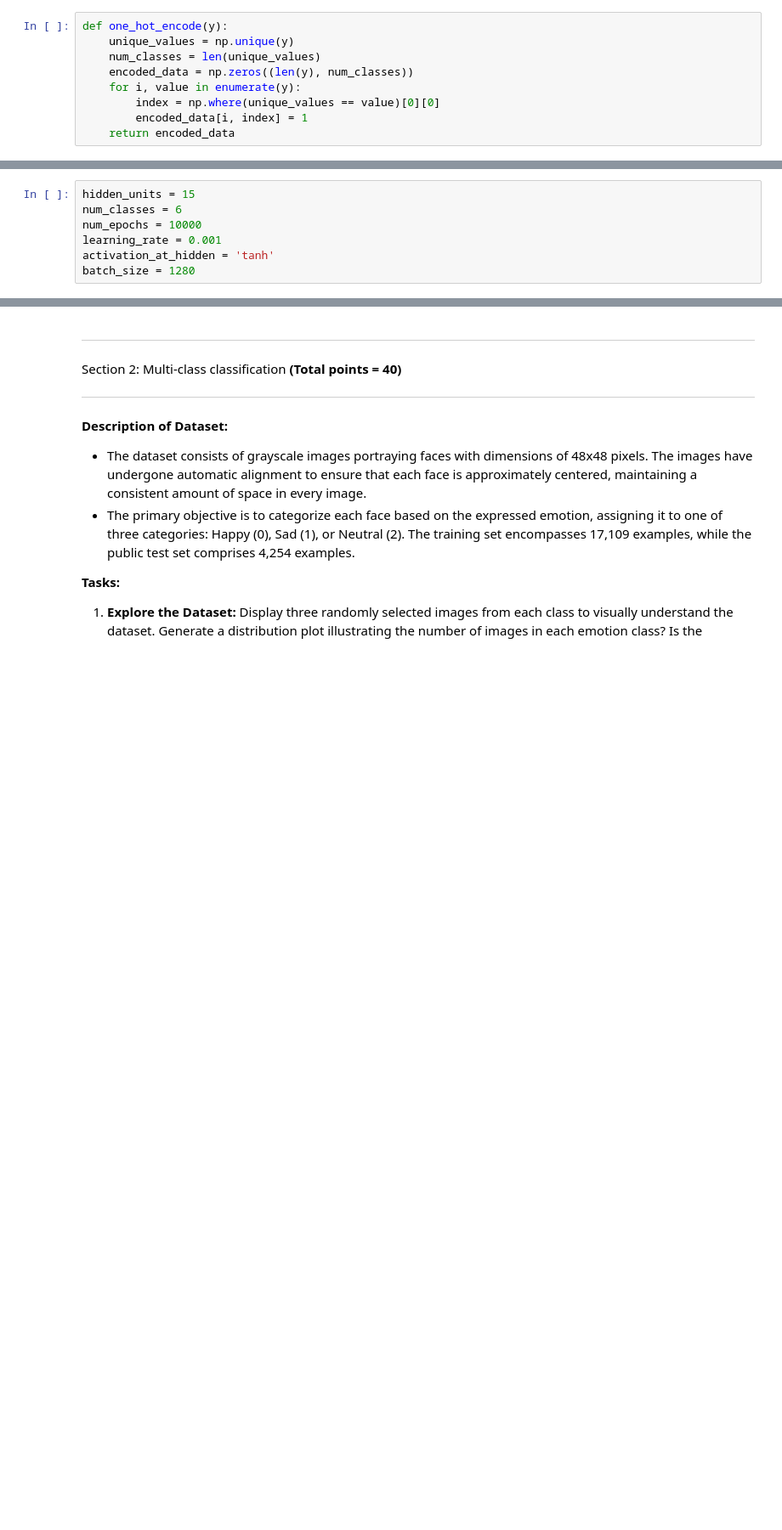
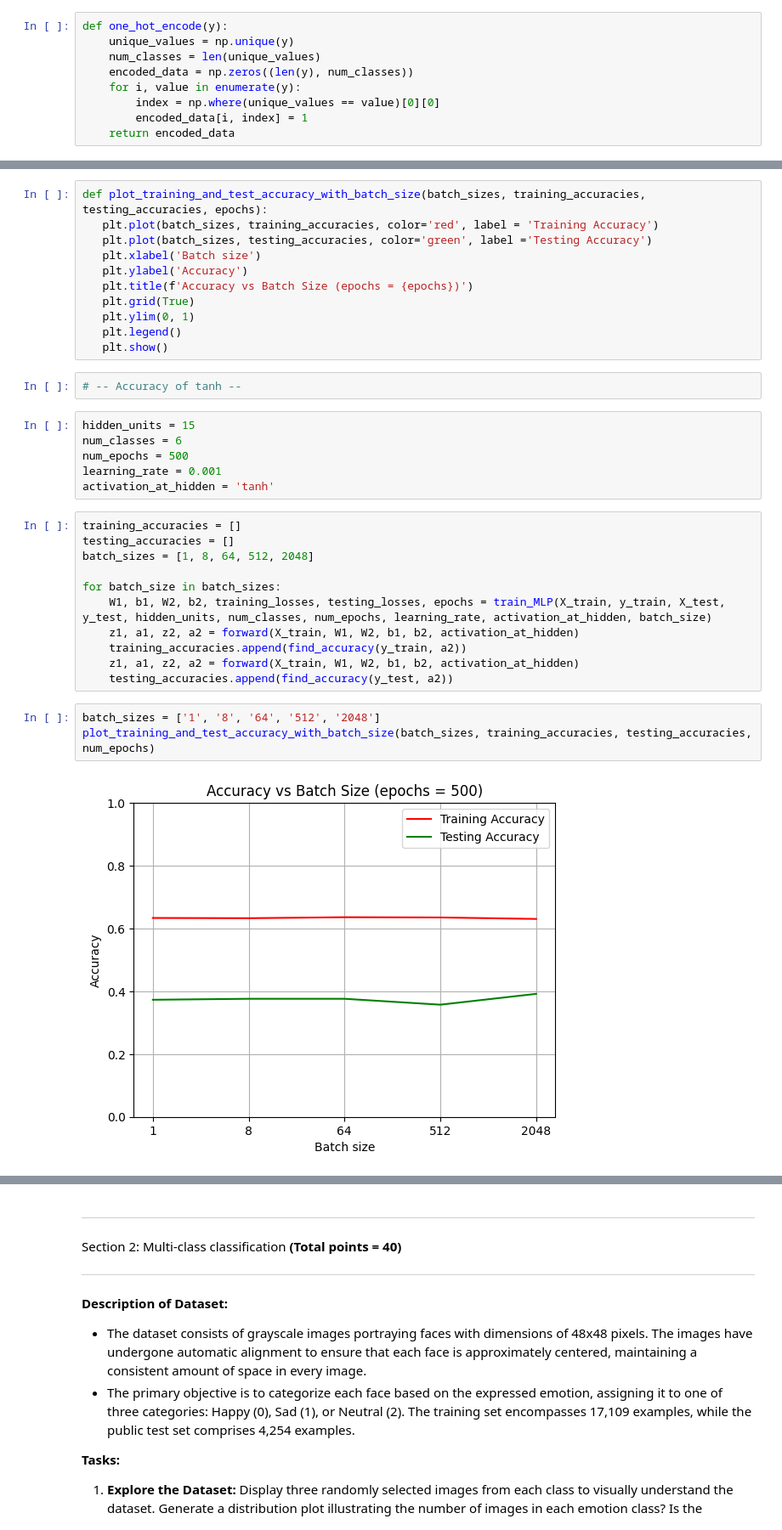
Before and after one commit to Aditya-Y-29/ML-Assignments, a Jupyter notebook: Assignment-3/2020csb1065_Aditya_Lab3.ipynb, the cells around one changed output, grey strips where cells are left out. Shown: that part at 85% size. Cells and saved outputs as stored; diff of their text form; blank space fills up the shorter version.

```diff
--- a/Assignment-3/2020csb1065_Aditya_Lab3.ipynb
+++ b/Assignment-3/2020csb1065_Aditya_Lab3.ipynb
@@ -241,7 +294,35 @@ y_test = one_hot_encode(test_set['quality'].values)
+# %%
+def plot_training_and_test_accuracy_with_batch_size(batch_sizes, training_accuracies, testing_accuracies, epochs):
+   plt.plot(batch_sizes, training_accuracies, color='red', label = 'Training Accuracy')
+   plt.plot(batch_sizes, testing_accuracies, color='green', label ='Testing Accuracy')
+   plt.xlabel('Batch size')
+   plt.ylabel('Accuracy')
+   plt.title(f'Accuracy vs Batch Size (epochs = {epochs})')
+   plt.grid(True)
+   plt.ylim(0, 1)
+   plt.legend()
+   plt.show()
+# %%
+# -- Accuracy of tanh --
 # %%
 hidden_units = 15
 num_classes = 6
-num_epochs = 10000
+num_epochs = 500
 learning_rate = 0.001
 activation_at_hidden = 'tanh'
-batch_size = 1280
+# %%
+training_accuracies = []
+testing_accuracies = []
+batch_sizes = [1, 8, 64, 512, 2048]
+
+for batch_size in batch_sizes:
+    W1, b1, W2, b2, training_losses, testing_losses, epochs = train_MLP(X_train, y_train, X_test, y_test, hidden_units, num_classes, num_epochs, learning_rate, activation_at_hidden, batch_size)
+    z1, a1, z2, a2 = forward(X_train, W1, W2, b1, b2, activation_at_hidden)
+    training_accuracies.append(find_accuracy(y_train, a2))
+    z1, a1, z2, a2 = forward(X_train, W1, W2, b1, b2, activation_at_hidden)
+    testing_accuracies.append(find_accuracy(y_test, a2))
+# %%
+batch_sizes = ['1', '8', '64', '512', '2048']
+plot_training_and_test_accuracy_with_batch_size(batch_sizes, training_accuracies, testing_accuracies, num_epochs)
+# %% [output]
+[figure, added]
```
Also changed, not shown: parts of 26 cells of this notebook.
